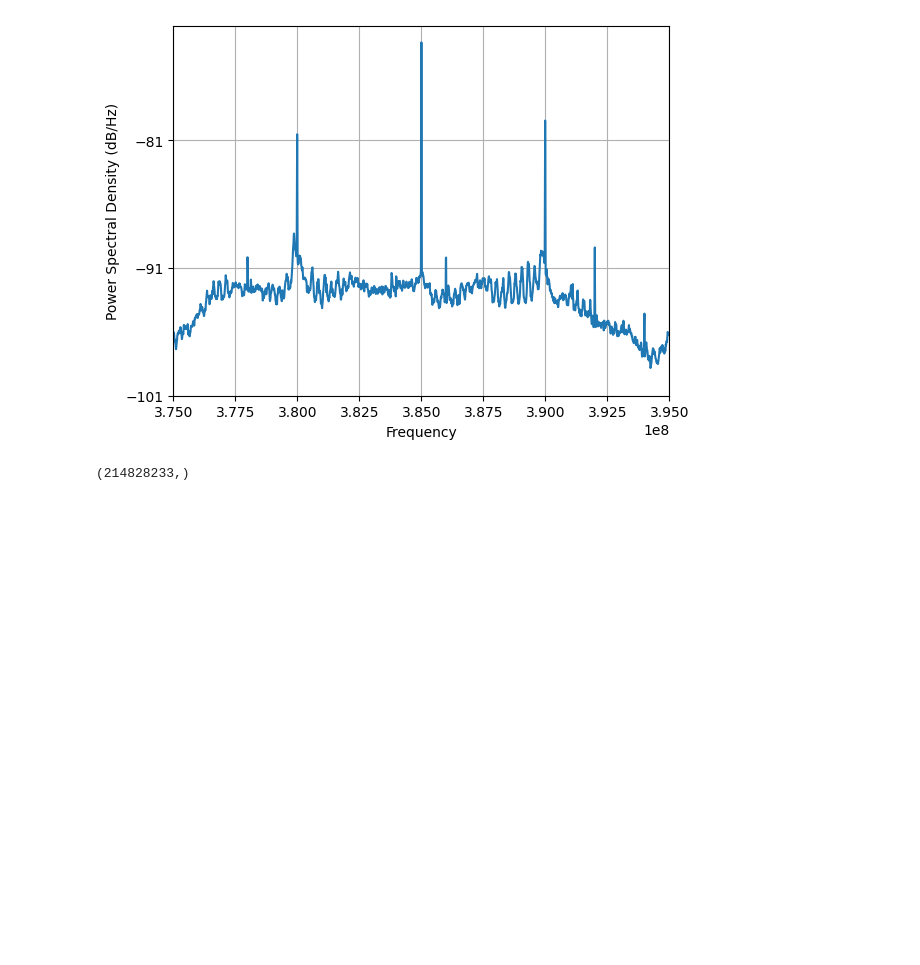
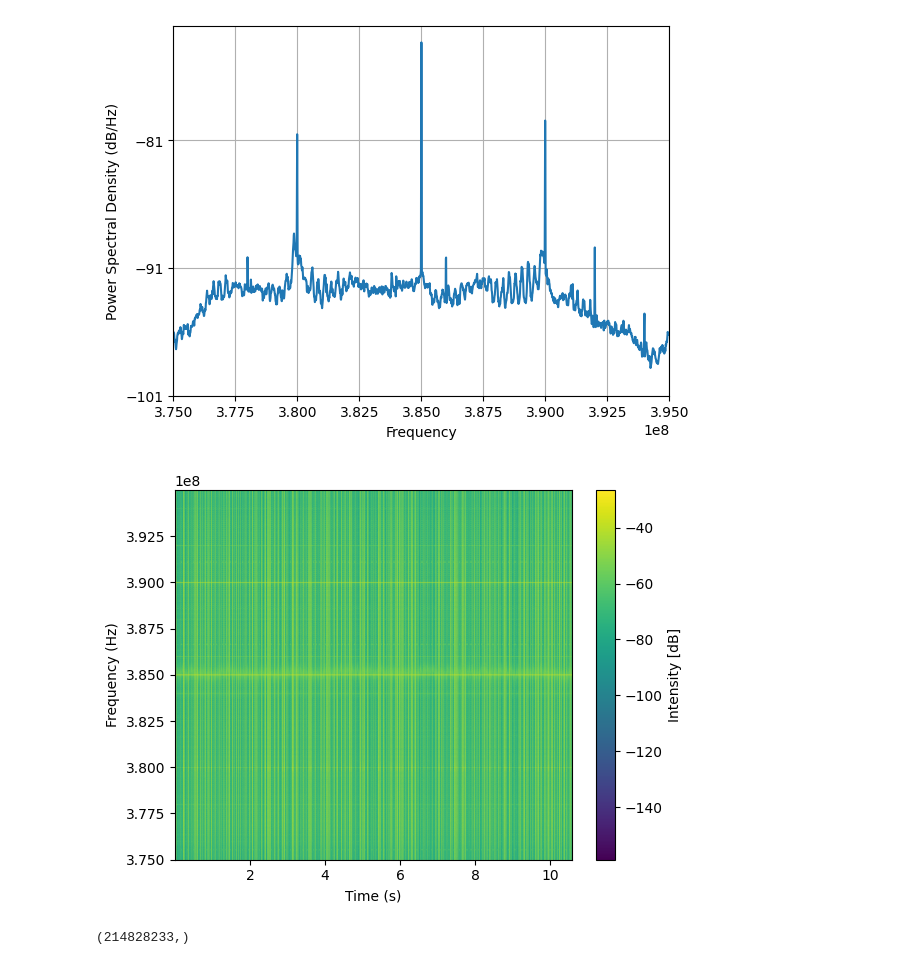
Before and after one commit to Rasika666/master_reseach, a Jupyter notebook: analysis/h1/representations/data_representation.ipynb, the cells around one changed output. Saved outputs shown, nothing was run; the diff lists cells and outputs as text; code cells hidden in the pictures; blank space fills up the shorter version.

```diff
--- a/analysis/h1/representations/data_representation.ipynb
+++ b/analysis/h1/representations/data_representation.ipynb
@@ -101,6 +112,17 @@ plt.xlim(375e6, 395e6)
 plt.show()
 # %% [output]
 [figure]
+# %%
+fig = plt.figure()
+pxx, freq, t, cax = plt.specgram(ping_first_half, NFFT=fft_size, Fs=20e6, Fc=385e6, mode='magnitude')
+
+fig.colorbar(cax).set_label('Intensity [dB]')
+plt.xlabel("Time (s)")
+plt.ylabel("Frequency (Hz)")
+plt.show()
+del ping_first_half, pxx, freq, t, cax
+# %% [output]
+[figure, added]
 # %%
 ping_middle_half = getData_half("/media/rasi/Other/data/API-Security/hypothesis1/unauthenticated_firemware/ping_middle")
 print(ping_middle_half.shape)
```
Also changed, not shown: parts of 6 cells of this notebook, 1 other file.
